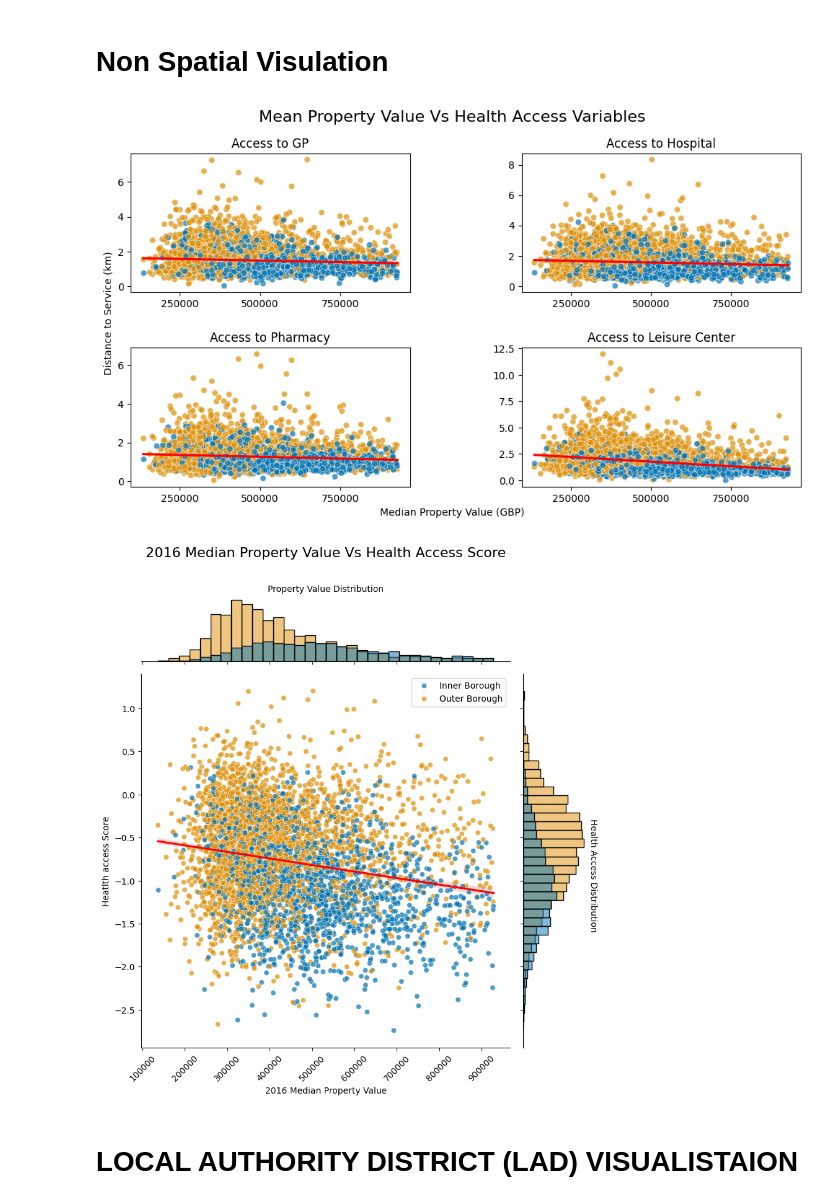
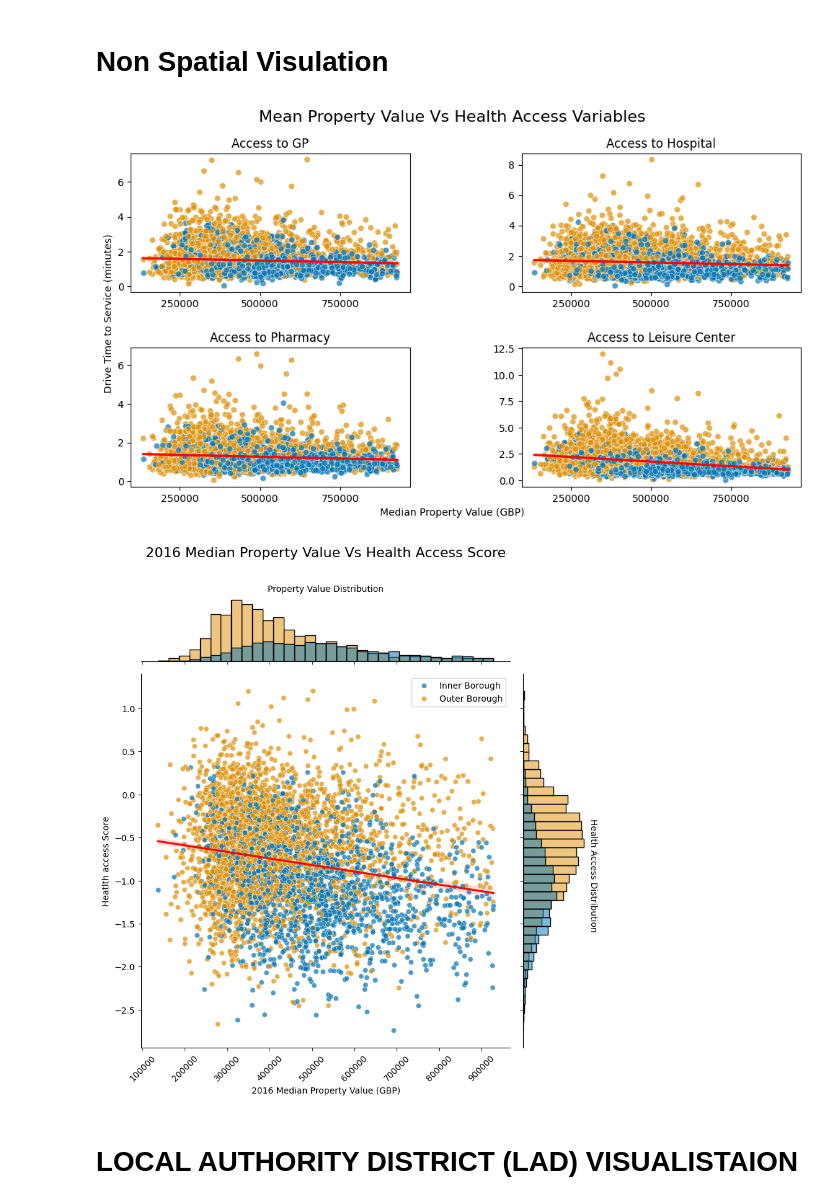
Before and after one commit to Jonathan-C-Barrett/GEOG5990M, a Jupyter notebook: GEOG5003M_Final_Project_template.ipynb, the cells around one changed output. Saved outputs shown, nothing was run; the diff lists cells and outputs as text; code cells hidden in the pictures.

```diff
--- a/GEOG5003M_Final_Project_template.ipynb
+++ b/GEOG5003M_Final_Project_template.ipynb
@@ -292,7 +292,7 @@ sns.regplot(data=health_prop_clean_trim, x='2016_mean', y="ah4phar", scatter=Fal
 #remove xaxis title
 ax[1,0].set_xlabel('')
 #center y label to use for four plots
-ax[1,0].set_ylabel('Distance to Service (km)', y=1.25,fontsize=10)
+ax[1,0].set_ylabel('Drive Time to Service (minutes)', y=1.25,fontsize=10)
 
 #plot distance to leisure center in plot 4
 sns.scatterplot(data=health_prop_clean_trim, x='2016_mean', y='ah4leis', hue='inner_outer', legend=False,  marker= "o", palette='colorblind', alpha =0.7, ax=ax[1,1]).locator_params(axis='x', nbins=3)
@@ -321,36 +321,36 @@ plt.gcf().axes[0].xaxis.get_major_formatter().set_scientific(False)
 sns.scatterplot(data=health_prop_clean_trim, x='2016_mean', y='ah4h', hue='inner_outer', palette='colorblind', alpha =0.7, ax=g.ax_joint)
 
 #plothistograms on x-axis showing distribution of house price
 sns.histplot(data=health_prop_clean_trim, x='2016_mean', hue="inner_outer", palette='colorblind', ax=g.ax_marg_x)
 
 #plot histogram on y-axis showing distribution of health access score
 sns.histplot(data=health_prop_clean_trim, y='ah4h', hue="inner_outer", palette='colorblind', ax=g.ax_marg_y)
 
 #Remove legend from axis histograms
 g.ax_marg_y.legend_.remove()
 g.ax_marg_x.legend_.remove()
 
 #Remove title from main legend
 g.ax_joint.get_legend().set_title("")
 
 #add title to property value distribution and set size
 g.ax_marg_x.set_title('Property Value Distribution', fontsize=10)
 
 #add title to Health Access Score distribution, set size, rotate and align to axis using x and y
 g.ax_marg_y.set_title('Health Access Distribution', fontsize=10, rotation=270, y=0.3, x=1.1)
 
 #Edit Axis Labels and set size
 g.ax_joint.set_ylabel('Heatlth access Score', fontsize=10)
-g.ax_joint.set_xlabel('2016 Median Property Value', fontsize=10);
+g.ax_joint.set_xlabel('2016 Median Property Value (GBP)', fontsize=10);
 
 #change orientation of x-axis ticks
 g.ax_joint.tick_params(axis='x', rotation=45)
 
 #add title to map and set position and fontsize
 g.ax_joint.set_title('2016 Median Property Value Vs Health Access Score', fontsize=16, y=1.3);
 # %% [output]
-[figure, old version]
+[figure, new version]
-[figure, old version]
+[figure, new version]
 # %% [markdown]
 # LOCAL AUTHORITY DISTRICT (LAD) VISUALISTAION
 # %% [markdown]
```
